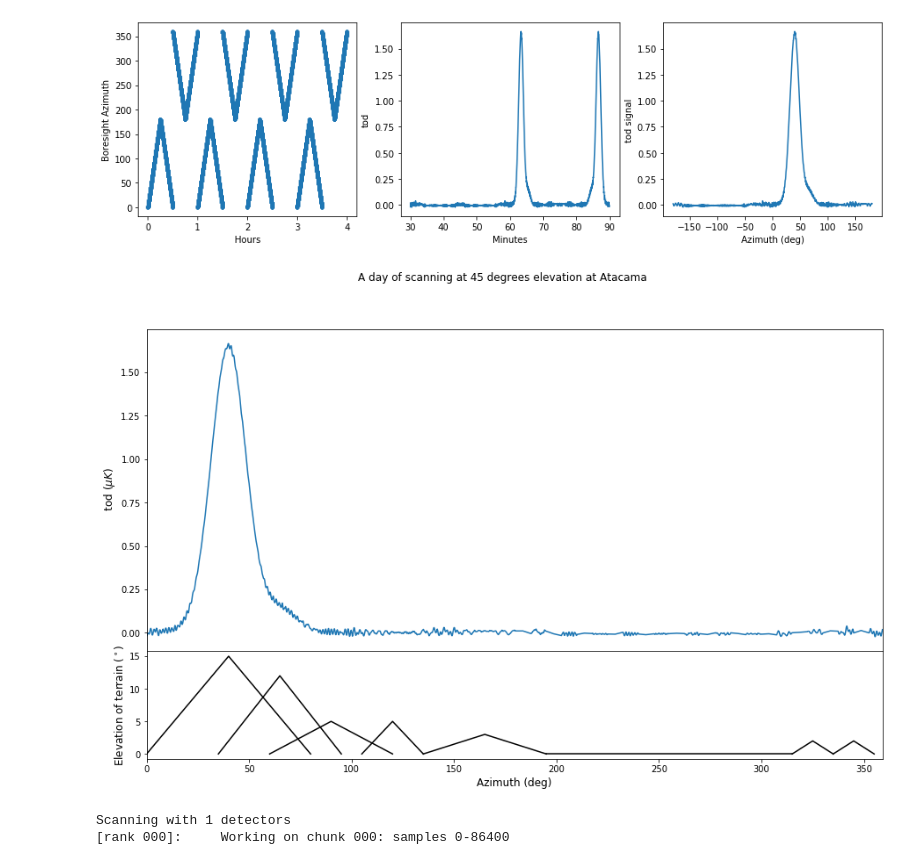
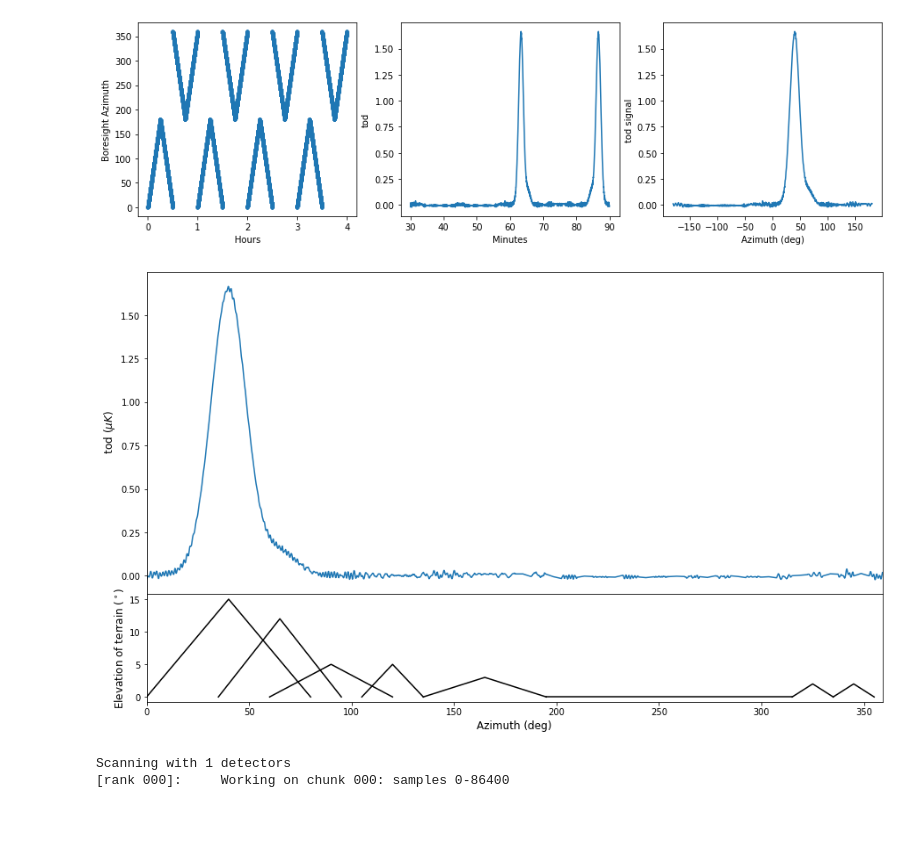
Before and after one commit to AdriJD/beamconv, a Jupyter notebook: notebooks/ground_ssn_scan.ipynb, the cells around one changed output. Drawn from its saved outputs; the diff is of its cells as text; code cells hidden in the pictures; blank space fills up the shorter version.

```diff
--- a/notebooks/ground_ssn_scan.ipynb
+++ b/notebooks/ground_ssn_scan.ipynb
@@ -347,24 +349,24 @@ Text(0, 0.5, 'tod signal')
 # %%
 #Overlay the last panel with the mountains:
 mount_az = np.array([40,65,90,120,165., 325, 345])
 mount_el = np.array([15,12,5,5,3,2,2])
 mount_hwidth = np.array([40.,30.,30.,15,30.,10.,10.])
 west_sort = sort_az[sata_az<0.1]
 fig, ax = plt.subplots(2,1, figsize=(15,9), sharex=True, gridspec_kw={"height_ratios":[3,1]})
 ax[0].plot(sata_az[sort_az], sata_tod[sort_az], 'tab:blue')
 ax[0].plot(sata_az[west_sort]+360, sata_tod[west_sort], 'tab:blue')
 ax[1].set_xlabel("Azimuth (deg)", size=12)
 ax[0].set_ylabel(r" tod $(\mu K)$", size=12)
 for i in range(7):
     ax[1].plot([mount_az[i]-mount_hwidth[i], mount_az[i], mount_az[i]+mount_hwidth[i]], [0, mount_el[i], 0], 'k')
 ax[1].plot([195,315],[0,0], 'k')
 ax[1].set_xlim(0,359)
 ax[1].set_ylabel(r"Elevation of terrain $(^\circ)$", size=12)
 plt.subplots_adjust(wspace=0, hspace=0)
-fig.suptitle("A day of scanning at 45 degrees elevation at Atacama")
-plt.savefig("SimpleGroundScanSidelobe45.png", dpi=200)
+#fig.suptitle("A day of scanning at 45 degrees elevation at Atacama")
+plt.savefig("SimpleGroundScanSidelobe45.png", dpi=200, transparent=True)
 # %% [output]
-[figure, old version]
+[figure, new version]
 # %%
 #Same scan at 55° elevation
 
```
Also changed, not shown: parts of 9 cells of this notebook.
